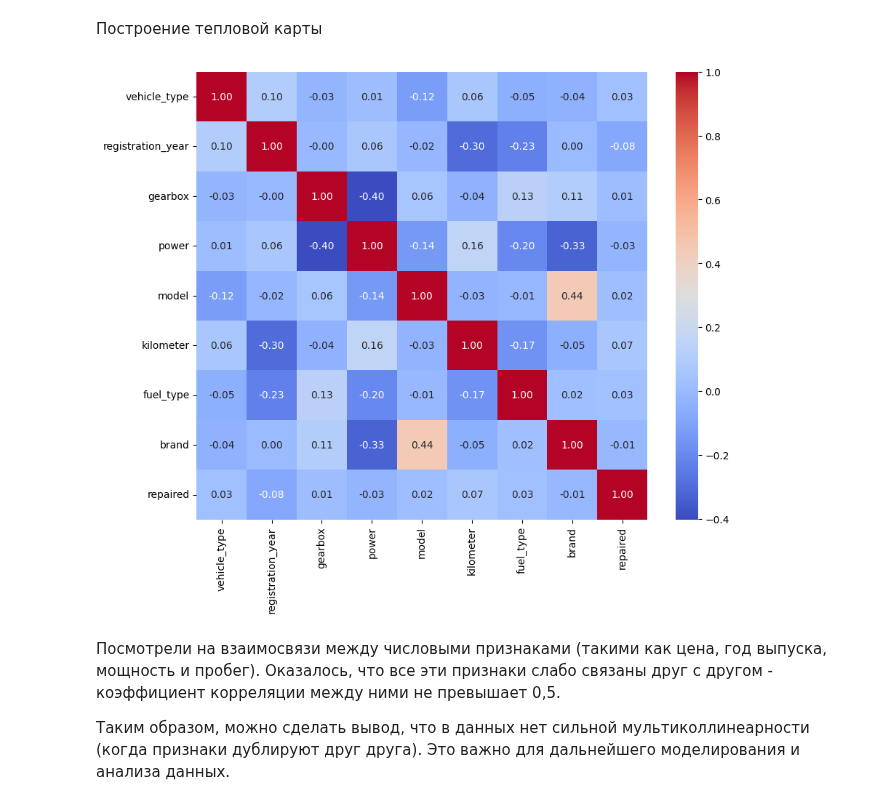
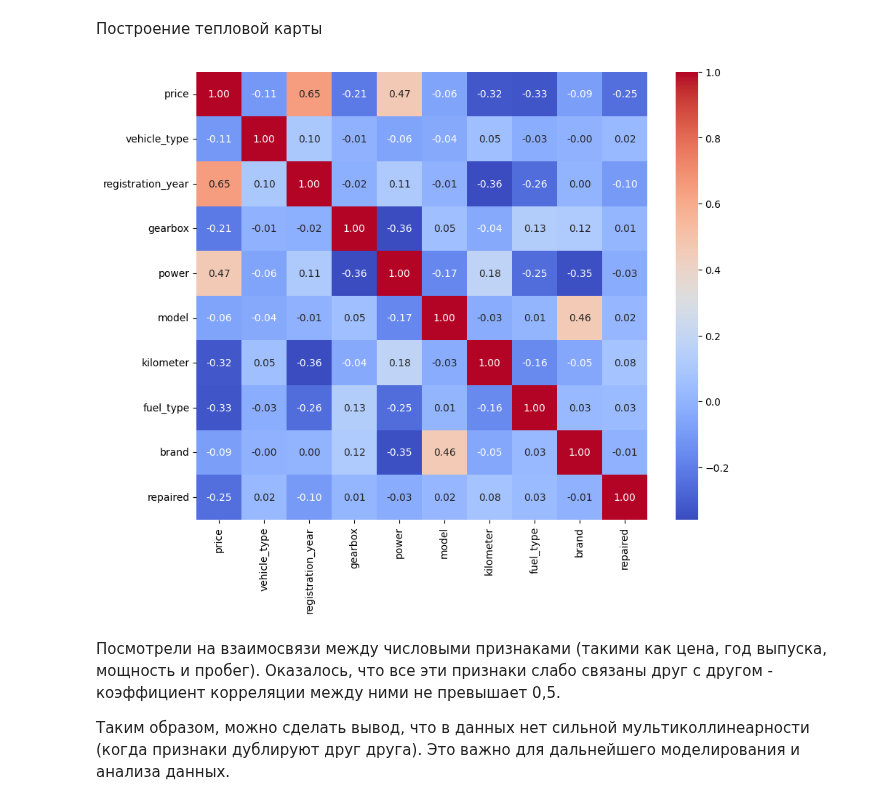
Before and after one commit to samurai921/task_sklearn, a Jupyter notebook: task_2/task_2.ipynb, the cells around one changed output. Saved outputs shown, nothing was run; the diff lists cells and outputs as text; code cells hidden in the pictures.

```diff
--- a/task_2/task_2.ipynb
+++ b/task_2/task_2.ipynb
@@ -470,11 +468,11 @@ for column in categorical_columns:
 # %%
 
 
 plt.figure(figsize=(10, 8))
-sns.heatmap(df_encoded.drop('price', axis=1).corr(), annot=True, cmap='coolwarm', fmt=".2f")
+sns.heatmap(df_encoded.corr(method='spearman'), annot=True, cmap='coolwarm', fmt=".2f")
 plt.show()
 # %% [output]
-[figure, old version]
+[figure, new version]
 # %% [markdown]
 Посмотрели на взаимосвязи между числовыми признаками (такими как цена, год выпуска, мощность и пробег). Оказалось, что все эти признаки слабо связаны друг с другом - коэффициент корреляции между ними не превышает 0,5.
 
```
Also changed, not shown: parts of 2 cells of this notebook.
